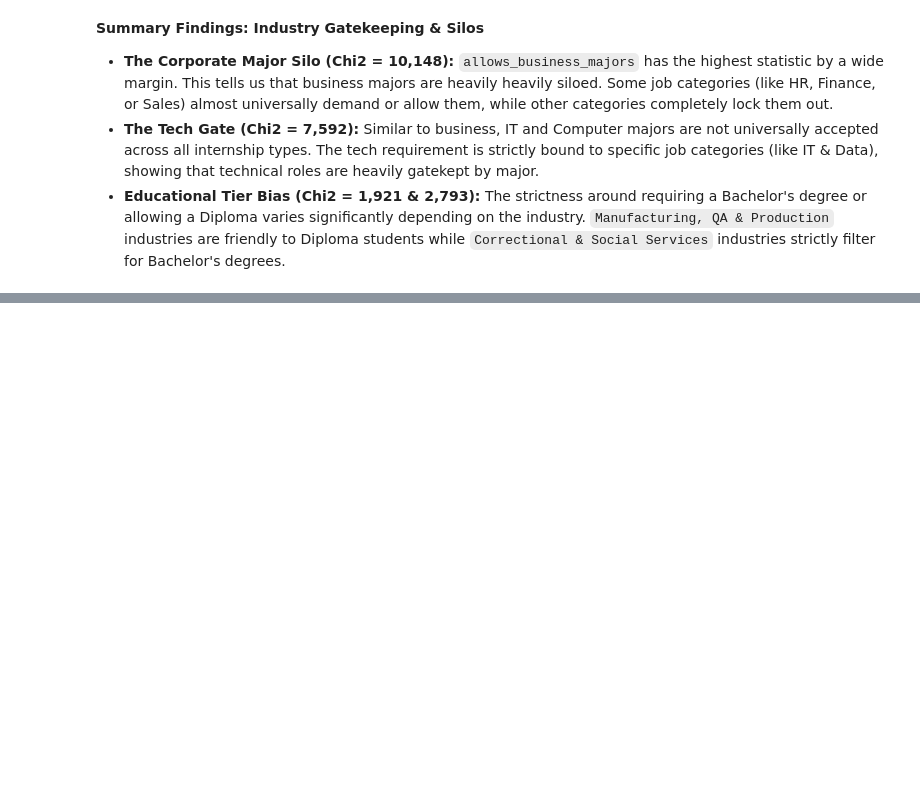
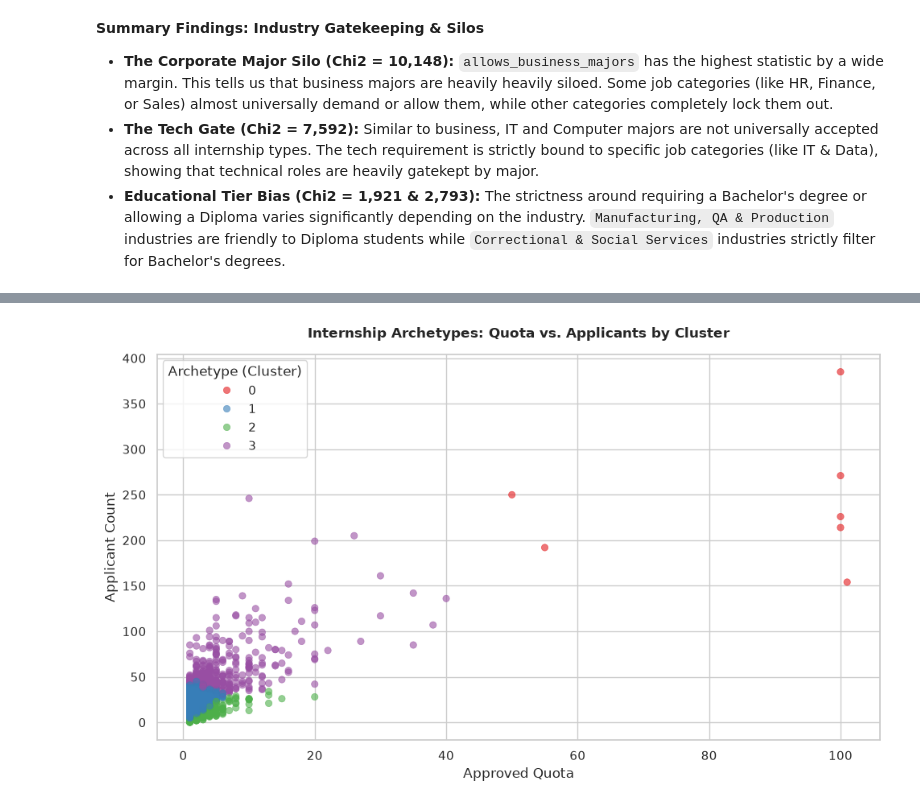
Before and after one commit to tejakusumahyusuf832/maganghub-analysis, a Jupyter notebook: notebooks/3.0-yt-exploratory-data-analysis.ipynb, the cells around one changed output, grey strips where cells are left out. Saved outputs shown, nothing was run; the diff lists cells and outputs as text; code cells hidden in the pictures; blank space fills up the shorter version.

```diff
--- a/notebooks/3.0-yt-exploratory-data-analysis.ipynb
+++ b/notebooks/3.0-yt-exploratory-data-analysis.ipynb
@@ -499,0 +769,24 @@ Chi-Square Test of Independence (Feature vs. Job Category)
+# %%
+# 4. Run K-Prototypes Clustering (Targeting 4 distinct archetypes)
+print("Running K-Prototypes Clustering...\n" + "-"*65)
+kproto = KPrototypes(n_clusters=4, init="Cao", random_state=42, n_jobs=-1)
+clusters = kproto.fit_predict(cluster_matrix, categorical=cat_idx)
+
+# 5. Inverse transform numericals back to their original readable numbers
+df_cluster[num_cols] = scaler.inverse_transform(df_cluster[num_cols])
+df_cluster["Cluster"] = clusters
+
+# 6. Build the Archetype Profiles
+# Take the median for numbers and the mode (most frequent) for categories
+print("\nCluster Archetype Summaries:")
+cluster_summary = df_cluster.groupby("Cluster").agg({
+    "approved_quota": "median",
+    "applicant_count": "median",
+    "acceptance_percentage": "median",
+    "job_category": lambda x: x.mode().iloc[0],
+    "province": lambda x: x.mode().iloc[0],
+    "allows_social_and_law_majors": lambda x: x.mode().iloc[0],
+    "allows_business_majors": lambda x: x.mode().iloc[0]
+}).round(2)
+
+display(cluster_summary)
@@ -499,0 +827,20 @@ Chi-Square Test of Independence (Feature vs. Job Category)
+# %%
+# 7. Visualize the Archetypes mapping Quota against Applicants
+plt.figure(figsize=(10, 6))
+sns.scatterplot(
+    data=df_cluster,
+    x='approved_quota',
+    y='applicant_count',
+    hue='Cluster',
+    palette='Set1',
+    alpha=0.6,
+    edgecolor=None
+)
+plt.title('Internship Archetypes: Quota vs. Applicants by Cluster', pad=15, fontweight='bold')
+plt.xlabel('Approved Quota')
+plt.ylabel('Applicant Count')
+plt.legend(title='Archetype (Cluster)')
+plt.tight_layout()
+plt.show()
+# %% [output]
+[figure, added]
```
Also changed, not shown: parts of 29 cells of this notebook, 2 other files.
